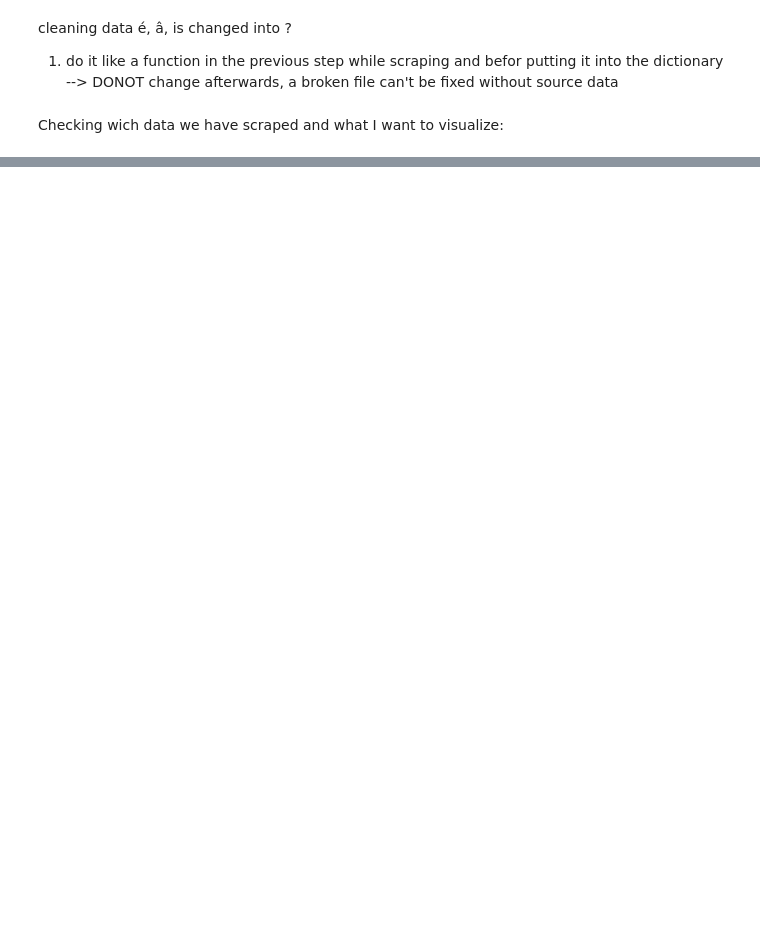
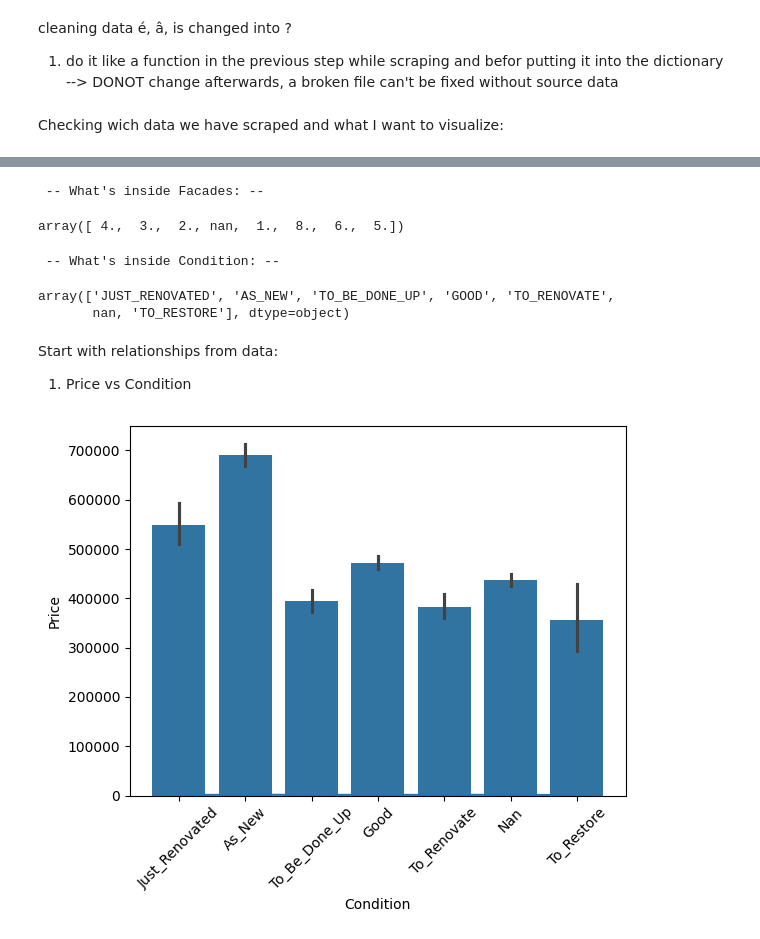
Before and after one commit to gnadela/immoeliza-analysis, a Jupyter notebook: analysis/Notebook_caro.ipynb, the cells around one changed output, grey strips where cells are left out. Saved outputs shown, nothing was run; the diff lists cells and outputs as text; code cells hidden in the pictures; blank space fills up the shorter version.

```diff
--- a/analysis/Notebook_caro.ipynb
+++ b/analysis/Notebook_caro.ipynb
@@ -63,0 +161,32 @@ data.columns
+# %%
+print(" -- What's inside Facades: -- ")
+data["Facades"].unique()
+# %% [output]
+ -- What's inside Facades: --
+array([ 4.,  3.,  2., nan,  1.,  8.,  6.,  5.])
+# %%
+print(" -- What's inside Condition: -- ")
+data["Condition"].unique()
+# %% [output]
+ -- What's inside Condition: --
+array(['JUST_RENOVATED', 'AS_NEW', 'TO_BE_DONE_UP', 'GOOD', 'TO_RENOVATE',
+       nan, 'TO_RESTORE'], dtype=object)
+# %%
+#Modules needed:
+import pandas as pd
+import matplotlib.pyplot as plt
+import seaborn as sns
+#source used:
+data = pd.read_csv('../src/cleaned/cleaned_data.csv')
+# %% [markdown]
+Start with relationships from data:
+1. Price vs Condition
+# %%
+
+sns.barplot(data=data, x="Condition",y="Price")
+plt.xticks(rotation=45)
+sns.lineplot(data=data, x="Condition", y="ConstructionYear")
+plt.ticklabel_format(style='plain', axis= 'y')
+plt.show()
+# %% [output]
+[figure, added]
```
Also changed, not shown: parts of 27 cells of this notebook, 2 other files.
